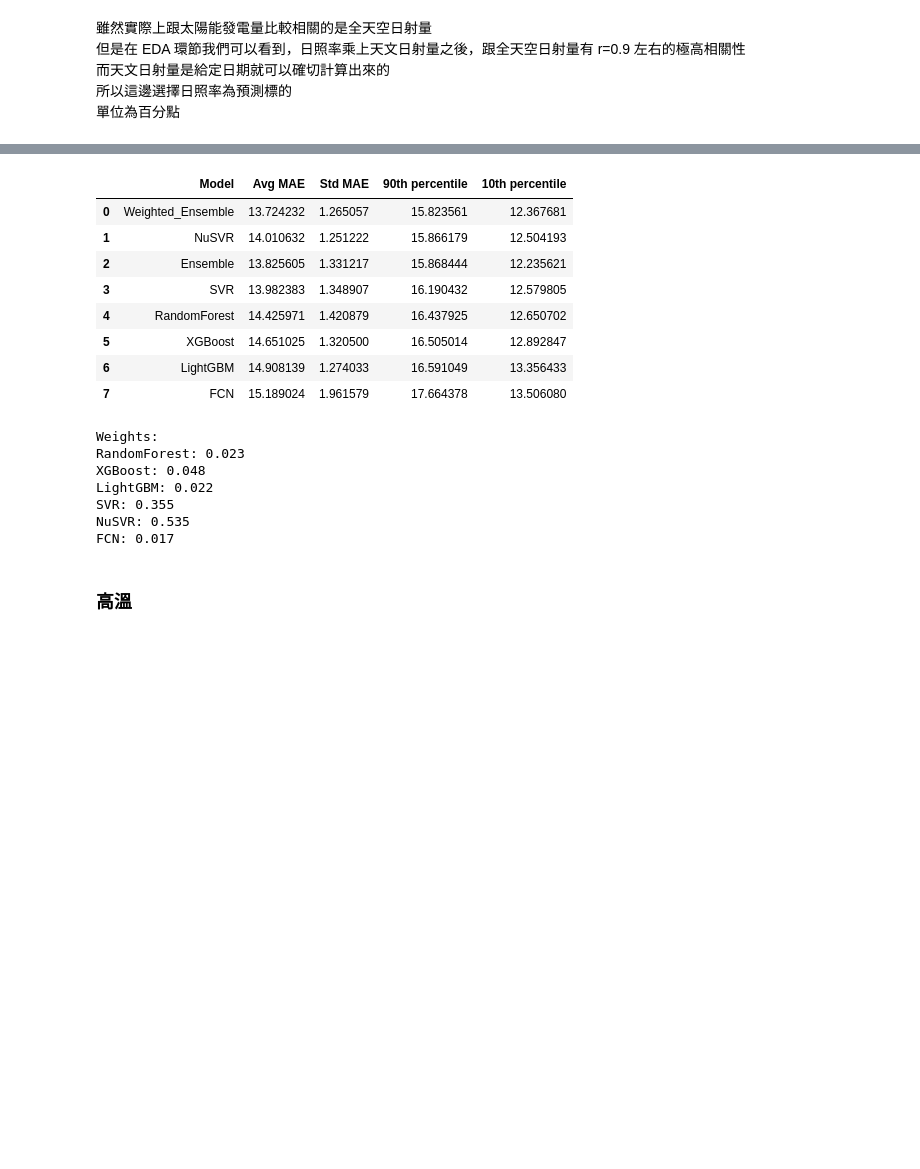
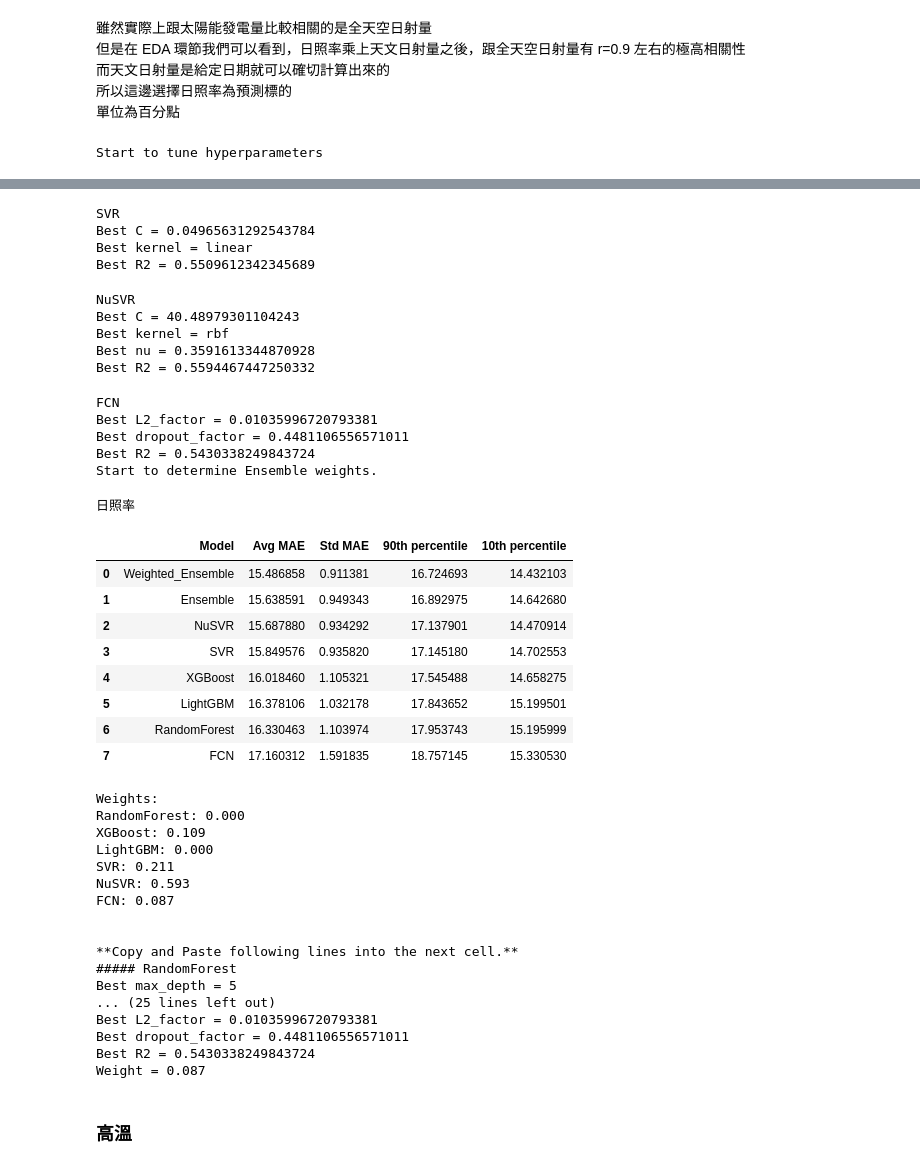
Before and after one commit to skyjadel/Taipower, a Jupyter notebook: Hyper parameter Tunning and Ensemble Weighting.ipynb, the cells around one changed output, grey strips where cells are left out. Saved outputs shown, nothing was run; the diff lists cells and outputs as text; code cells hidden in the pictures; blank space fills up the shorter version.

```diff
--- a/Hyper parameter Tunning and Ensemble Weighting.ipynb
+++ b/Hyper parameter Tunning and Ensemble Weighting.ipynb
@@ -83,7 +84,7 @@ data_path = './historical/data/'
 
 # 資料的開始與結束日期
 start_date = '2023-01-01'
-end_date = '2024-09-20'
+end_date = '2024-10-15'
 
 train_model_path = f'./trained_model_parameters/model_meta_{end_date}/'
 # %%
@@ -97,7 +98,7 @@ speed_test = False
 #
 # Note: 如果指定的路徑當中沒有相應的 meta.json 檔，程式將會無視這邊的設定而進行計算
 #---------------------------------------------------------------------------------
-rerun_all_calculation = False
+rerun_all_calculation = True
 dont_run_any_calculation = False
 
 
@@ -207,12 +228,15 @@ def get_XY(data_df, Y_feature, X_features=None, hours=[str(i) for i in range(0,
             X_cols += date_related_cols
     else:
         for col in data_df.columns:
+            #print(col)
             if target == 'obs':
                 dash_splited = col.split('預報_')
             elif target == 'pwd':
                 dash_splited = col.split('_')
+            #print(dash_splited)
             if len(dash_splited) >= 2:
-                if dash_splited[0] in X_features and (target=='pwd' or dash_splited[1] in hours):
+                #if dash_splited[0] in X_features and (target=='pwd' or dash_splited[1] in hours):
+                if dash_splited[0] in X_features:
                     X_cols.append(col)
             else:
                 if col in date_related_cols and col in X_features:
@@ -664,7 +688,7 @@ def flow_control(Y_feature, model_xcols, data_df, mode='regressor', speed_test=F
                                                    Y_feature=Y_feature, mode=mode, n_iters=n_iters, fit_wind_square=fit_wind_square)
         print(Y_feature)
         display(df)
-        df.to_csv(f'{this_model_path}predict_MAE.df', index=False, encoding='utf-8-sig')
+        df.to_csv(f'{this_model_path}predict_MAE.csv', index=False, encoding='utf-8-sig')
         print('Weights:')
         for i, k in enumerate(model_hyperparameters_dict.keys()):
             print(f'{k}: {optimal_weights[k]:.3f}')
@@ -825,13 +835,14 @@ Weight = 0.000
 Y_feature = '日照率'
 # 定義集成學習使用的模型以及模型們各自使用的 X 特徵
 model_xcols = {
-        'RandomForest': ['晴', '多雲', '陰', '短暫陣雨', '短暫陣雨或雷雨', '午後短暫雷陣雨', '陣雨或雷雨', '相對溼度'],
-        'XGBoost': ['晴', '多雲', '陰', '短暫陣雨', '短暫陣雨或雷雨', '午後短暫雷陣雨', '陣雨或雷雨', '相對溼度'],
-        'LightGBM': ['晴', '多雲', '陰', '短暫陣雨', '短暫陣雨或雷雨', '午後短暫雷陣雨', '陣雨或雷雨', '相對溼度'],
-        'SVR': ['晴', '多雲', '陰', '短暫陣雨', '短暫陣雨或雷雨', '午後短暫雷陣雨', '陣雨或雷雨', '相對溼度'],
-        'NuSVR': ['晴', '多雲', '陰', '短暫陣雨', '短暫陣雨或雷雨', '午後短暫雷陣雨', '陣雨或雷雨', '相對溼度'],
-        'FCN': ['晴', '多雲', '陰', '短暫陣雨', '短暫陣雨或雷雨', '午後短暫雷陣雨', '陣雨或雷雨', '相對溼度'],
+        'RandomForest': ['晴', '多雲', '陰', '短暫陣雨', '短暫陣雨或雷雨', '午後短暫雷陣雨', '陣雨或雷雨', '相對溼度', 'Town'],
+        'XGBoost': ['晴', '多雲', '陰', '短暫陣雨', '短暫陣雨或雷雨', '午後短暫雷陣雨', '陣雨或雷雨', '相對溼度', 'Town'],
+        'LightGBM': ['晴', '多雲', '陰', '短暫陣雨', '短暫陣雨或雷雨', '午後短暫雷陣雨', '陣雨或雷雨', '相對溼度', 'Town'],
+        'SVR': ['晴', '多雲', '陰', '短暫陣雨', '短暫陣雨或雷雨', '午後短暫雷陣雨', '陣雨或雷雨', '相對溼度', 'Town'],
+        'NuSVR': ['晴', '多雲', '陰', '短暫陣雨', '短暫陣雨或雷雨', '午後短暫雷陣雨', '陣雨或雷雨', '相對溼度', 'Town'],
+        'FCN': ['晴', '多雲', '陰', '短暫陣雨', '短暫陣雨或雷雨', '午後短暫雷陣雨', '陣雨或雷雨', '相對溼度', 'Town'],
     }
 
 flow_control(Y_feature, model_xcols, forecast_obs_df, speed_test=speed_test)
 # %% [output]
+Start to tune hyperparameters
@@ -838,19 +861,44 @@ flow_control(Y_feature, model_xcols, forecast_obs_df, speed_test=speed_test)
+SVR
+Best C = 0.04965631292543784
+Best kernel = linear
+Best R2 = 0.5509612342345689
+NuSVR
+Best C = 40.48979301104243
+Best kernel = rbf
+Best nu = 0.3591613344870928
+Best R2 = 0.5594467447250332
+FCN
+Best L2_factor = 0.01035996720793381
+Best dropout_factor = 0.4481106556571011
+Best R2 = 0.5430338249843724
+Start to determine Ensemble weights.
+日照率
 |  | Model | Avg MAE | Std MAE | 90th percentile | 10th percentile |
-| 0 | Weighted_Ensemble | 13.724232 | 1.265057 | 15.823561 | 12.367681 |
-| 1 | NuSVR | 14.010632 | 1.251222 | 15.866179 | 12.504193 |
-| 2 | Ensemble | 13.825605 | 1.331217 | 15.868444 | 12.235621 |
-| 3 | SVR | 13.982383 | 1.348907 | 16.190432 | 12.579805 |
-| 4 | RandomForest | 14.425971 | 1.420879 | 16.437925 | 12.650702 |
-| 5 | XGBoost | 14.651025 | 1.320500 | 16.505014 | 12.892847 |
-| 6 | LightGBM | 14.908139 | 1.274033 | 16.591049 | 13.356433 |
-| 7 | FCN | 15.189024 | 1.961579 | 17.664378 | 13.506080 |
+| 0 | Weighted_Ensemble | 15.486858 | 0.911381 | 16.724693 | 14.432103 |
+| 1 | Ensemble | 15.638591 | 0.949343 | 16.892975 | 14.642680 |
+| 2 | NuSVR | 15.687880 | 0.934292 | 17.137901 | 14.470914 |
+| 3 | SVR | 15.849576 | 0.935820 | 17.145180 | 14.702553 |
+| 4 | XGBoost | 16.018460 | 1.105321 | 17.545488 | 14.658275 |
+| 5 | LightGBM | 16.378106 | 1.032178 | 17.843652 | 15.199501 |
+| 6 | RandomForest | 16.330463 | 1.103974 | 17.953743 | 15.195999 |
+| 7 | FCN | 17.160312 | 1.591835 | 18.757145 | 15.330530 |
-Weights:
-RandomForest: 0.023
-XGBoost: 0.048
-LightGBM: 0.022
-SVR: 0.355
-NuSVR: 0.535
-FCN: 0.017
+Weights:
+RandomForest: 0.000
+XGBoost: 0.109
+LightGBM: 0.000
+SVR: 0.211
+NuSVR: 0.593
+FCN: 0.087
+
+
+**Copy and Paste following lines into the next cell.**
+##### RandomForest
+Best max_depth = 5
+... (25 lines left out)
+Best L2_factor = 0.01035996720793381
+Best dropout_factor = 0.4481106556571011
+Best R2 = 0.5430338249843724
+Weight = 0.087
 # %% [markdown]
 ### 高溫
 # %%
```
Also changed, not shown: parts of 13 cells of this notebook, 1 other file.
